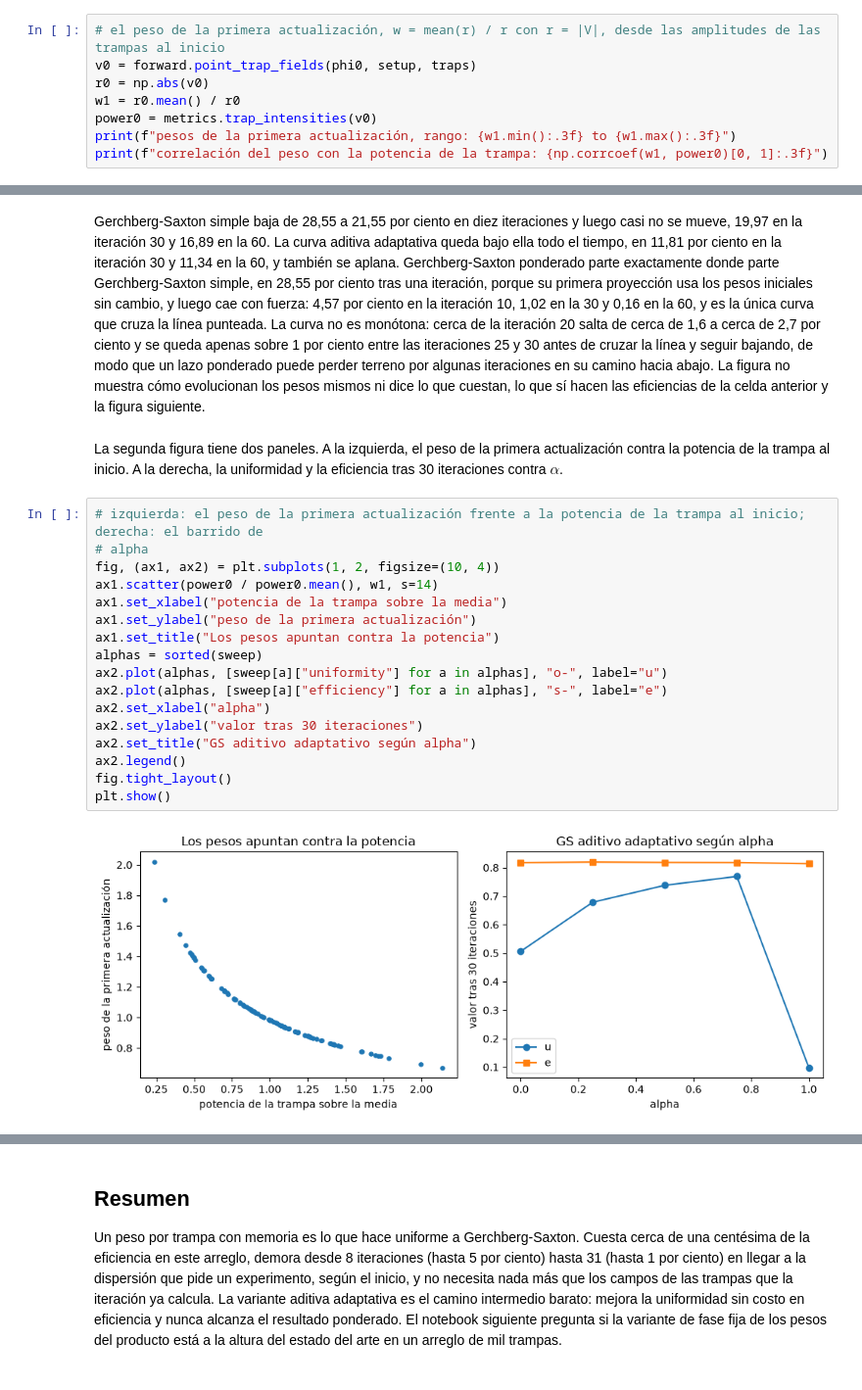
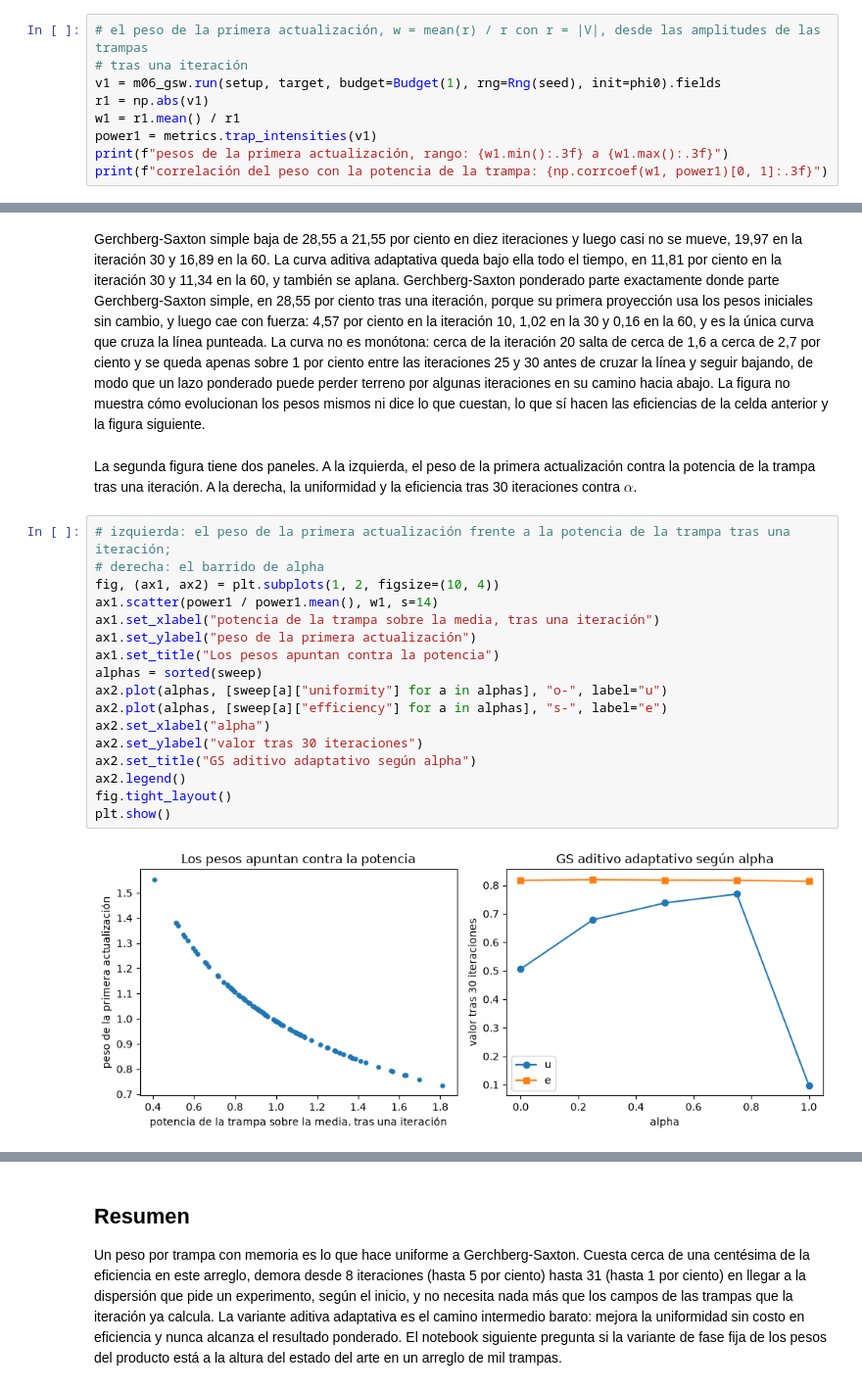
Before and after one commit to fsantibanezleal/CEFOP_DinHot, a Jupyter notebook: notebooks/es/03-gerchberg-saxton/02-weights-for-uniformity.ipynb, the cells around one changed output, grey strips where cells are left out. Shown at 98% size. Cells and saved outputs as stored; diff of their text form.

```diff
--- a/notebooks/es/03-gerchberg-saxton/02-weights-for-uniformity.ipynb
+++ b/notebooks/es/03-gerchberg-saxton/02-weights-for-uniformity.ipynb
@@ -80,9 +80,10 @@ Los pesos de la primera actualización pueden calcularse sin ninguna iteración.
 # %%
-# el peso de la primera actualización, w = mean(r) / r con r = |V|, desde las amplitudes de las trampas al inicio
-v0 = forward.point_trap_fields(phi0, setup, traps)
-r0 = np.abs(v0)
-w1 = r0.mean() / r0
-power0 = metrics.trap_intensities(v0)
-print(f"pesos de la primera actualización, rango: {w1.min():.3f} to {w1.max():.3f}")
-print(f"correlación del peso con la potencia de la trampa: {np.corrcoef(w1, power0)[0, 1]:.3f}")
+# el peso de la primera actualización, w = mean(r) / r con r = |V|, desde las amplitudes de las trampas
+# tras una iteración
+v1 = m06_gsw.run(setup, target, budget=Budget(1), rng=Rng(seed), init=phi0).fields
+r1 = np.abs(v1)
+w1 = r1.mean() / r1
+power1 = metrics.trap_intensities(v1)
+print(f"pesos de la primera actualización, rango: {w1.min():.3f} a {w1.max():.3f}")
+print(f"correlación del peso con la potencia de la trampa: {np.corrcoef(w1, power1)[0, 1]:.3f}")
 # %% [output]
@@ -196,24 +197,24 @@ plt.show()
 # %% [markdown]
 Gerchberg-Saxton simple baja de 28,55 a 21,55 por ciento en diez iteraciones y luego casi no se mueve, 19,97 en la iteración 30 y 16,89 en la 60. La curva aditiva adaptativa queda bajo ella todo el tiempo, en 11,81 por ciento en la iteración 30 y 11,34 en la 60, y también se aplana. Gerchberg-Saxton ponderado parte exactamente donde parte Gerchberg-Saxton simple, en 28,55 por ciento tras una iteración, porque su primera proyección usa los pesos iniciales sin cambio, y luego cae con fuerza: 4,57 por ciento en la iteración 10, 1,02 en la 30 y 0,16 en la 60, y es la única curva que cruza la línea punteada. La curva no es monótona: cerca de la iteración 20 salta de cerca de 1,6 a cerca de 2,7 por ciento y se queda apenas sobre 1 por ciento entre las iteraciones 25 y 30 antes de cruzar la línea y seguir bajando, de modo que un lazo ponderado puede perder terreno por algunas iteraciones en su camino hacia abajo. La figura no muestra cómo evolucionan los pesos mismos ni dice lo que cuestan, lo que sí hacen las eficiencias de la celda anterior y la figura siguiente.
 # %% [markdown]
-La segunda figura tiene dos paneles. A la izquierda, el peso de la primera actualización contra la potencia de la trampa al inicio. A la derecha, la uniformidad y la eficiencia tras 30 iteraciones contra $\alpha$.
+La segunda figura tiene dos paneles. A la izquierda, el peso de la primera actualización contra la potencia de la trampa tras una iteración. A la derecha, la uniformidad y la eficiencia tras 30 iteraciones contra $\alpha$.
 # %%
-# izquierda: el peso de la primera actualización frente a la potencia de la trampa al inicio; derecha: el barrido de
-# alpha
+# izquierda: el peso de la primera actualización frente a la potencia de la trampa tras una iteración;
+# derecha: el barrido de alpha
 fig, (ax1, ax2) = plt.subplots(1, 2, figsize=(10, 4))
-ax1.scatter(power0 / power0.mean(), w1, s=14)
-ax1.set_xlabel("potencia de la trampa sobre la media")
+ax1.scatter(power1 / power1.mean(), w1, s=14)
+ax1.set_xlabel("potencia de la trampa sobre la media, tras una iteración")
 ax1.set_ylabel("peso de la primera actualización")
 ax1.set_title("Los pesos apuntan contra la potencia")
 alphas = sorted(sweep)
 ax2.plot(alphas, [sweep[a]["uniformity"] for a in alphas], "o-", label="u")
 ax2.plot(alphas, [sweep[a]["efficiency"] for a in alphas], "s-", label="e")
 ax2.set_xlabel("alpha")
 ax2.set_ylabel("valor tras 30 iteraciones")
 ax2.set_title("GS aditivo adaptativo según alpha")
 ax2.legend()
 fig.tight_layout()
 plt.show()
 # %% [output]
-[figure, old version]
+[figure, new version]
 # %% [markdown]
```
Also changed, not shown: parts of 6 cells of this notebook, 5 other files.
